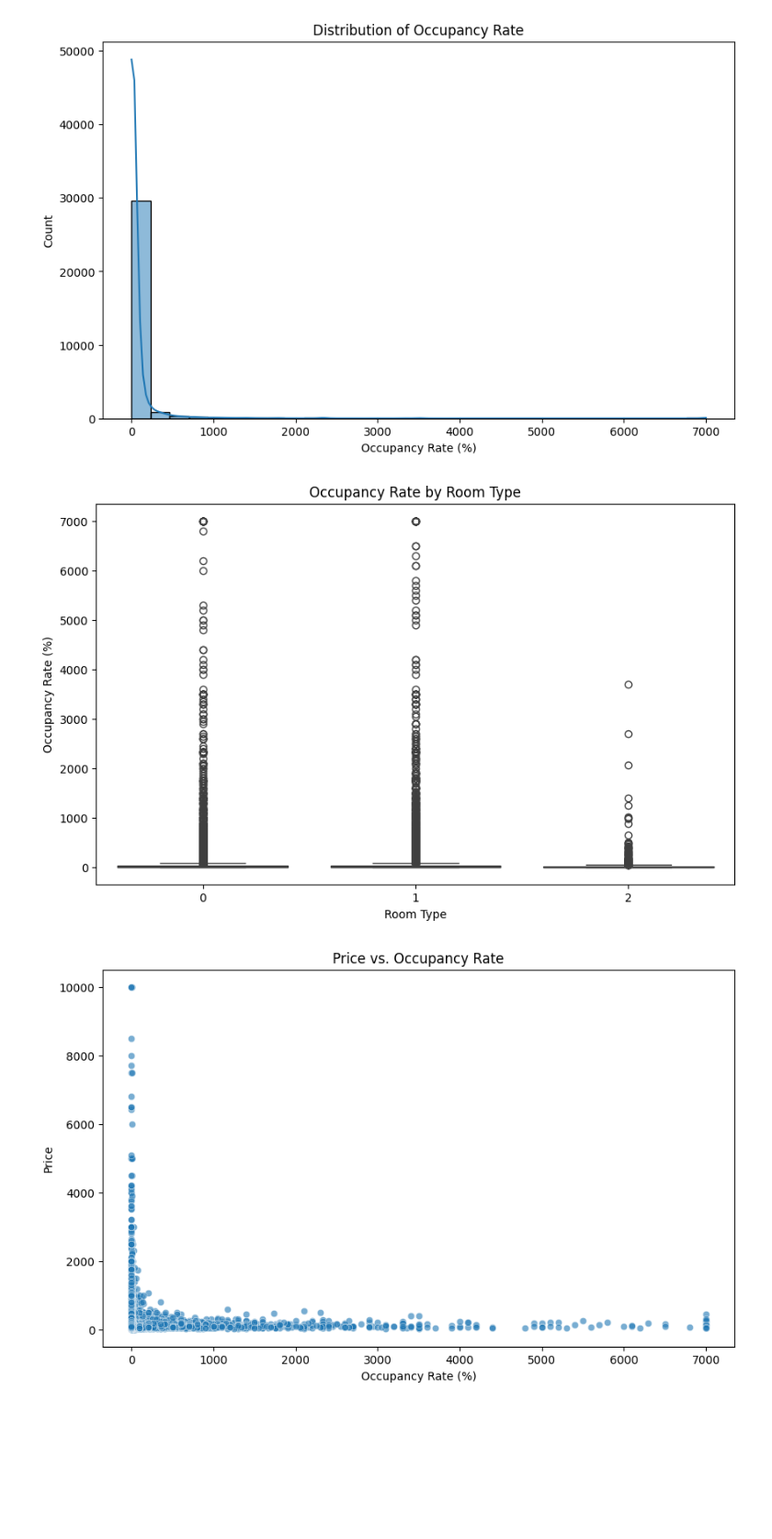
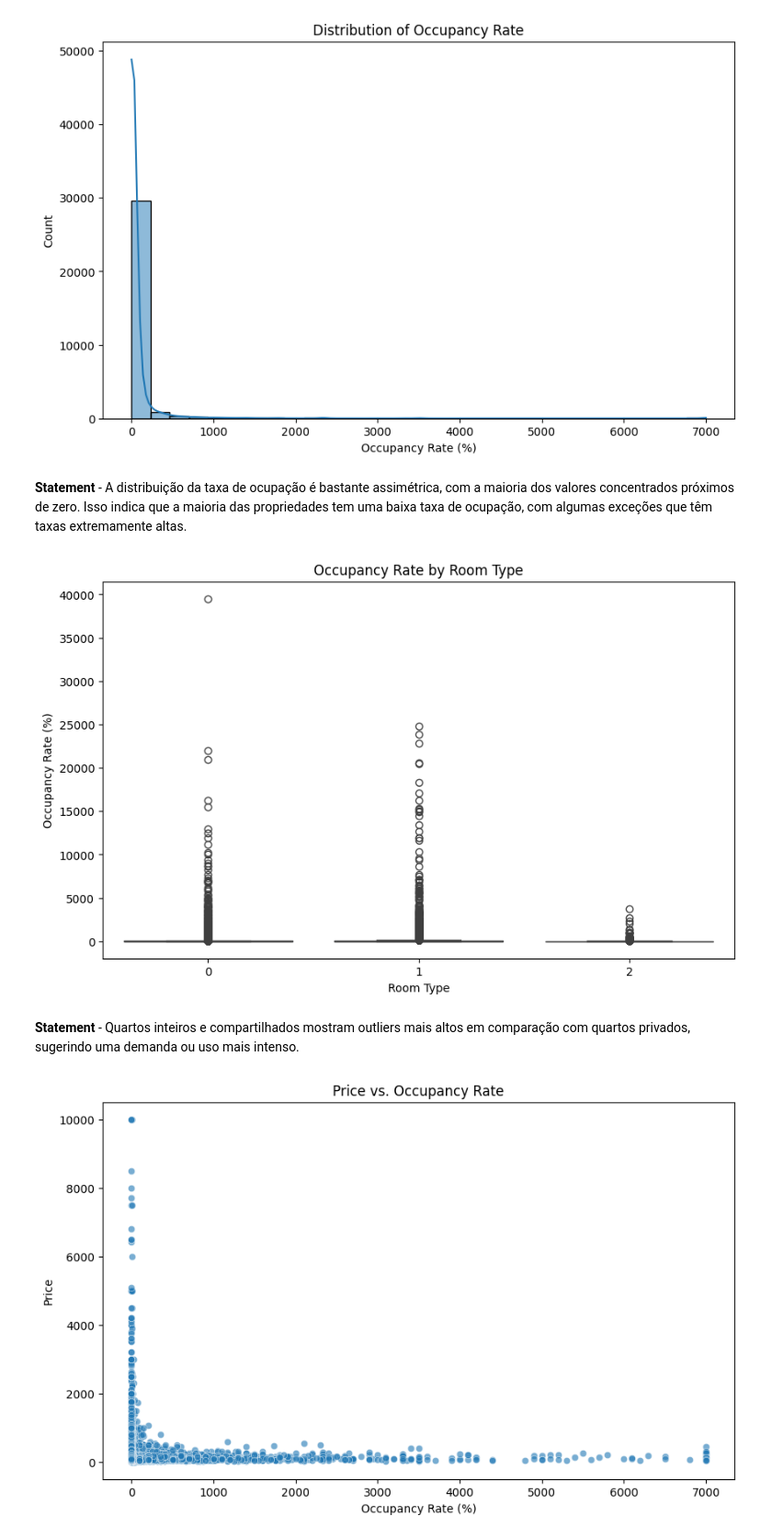
Before and after one commit to RitaViegas/RitaViegas---machine-learning-python-template, a Jupyter notebook: src/explore.ipynb, the cells around one changed output. Shown at 92% size. Saved outputs shown, nothing was run; the diff lists cells and outputs as text; code cells hidden in the pictures; blank space fills up the shorter version.

```diff
--- a/src/explore.ipynb
+++ b/src/explore.ipynb
@@ -586,6 +586,9 @@ Creating the new variables in both DataFrames (df_with_outliers and df_without_o
 # Creating "Occupancy rate" variable
 df_with_outliers['occupancy_rate'] = (df_with_outliers['number_of_reviews'] / df_with_outliers['availability_365']) * 100
 df_without_outliers['occupancy_rate'] = (df_without_outliers['number_of_reviews'] / df_without_outliers['availability_365']) * 100
+# %%
+df_with_outliers.drop(columns=['number_of_reviews', 'availability_365'], inplace=True)
+df_without_outliers.drop(columns=['number_of_reviews', 'availability_365'], inplace=True)
 # %%
 df_with_outliers.head()
 # %% [output]
@@ -644,15 +629,19 @@ plt.ylabel('Count')
 plt.show()
 # %% [output]
 [figure]
+# %% [markdown]
+**Statement** - A distribuição da taxa de ocupação é bastante assimétrica, com a maioria dos valores concentrados próximos de zero. Isso indica que a maioria das propriedades tem uma baixa taxa de ocupação, com algumas exceções que têm taxas extremamente altas.
 # %%
 plt.figure(figsize=(10, 6))
-sns.boxplot(data=df_without_outliers, x='room_type_n', y='occupancy_rate')
+sns.boxplot(data=df_with_outliers, x='room_type_n', y='occupancy_rate')
 plt.title('Occupancy Rate by Room Type')
 plt.xlabel('Room Type')
 plt.ylabel('Occupancy Rate (%)')
 plt.show()
 # %% [output]
-[figure, old version]
+[figure, new version]
+# %% [markdown]
+**Statement** - Quartos inteiros e compartilhados mostram outliers mais altos em comparação com quartos privados, sugerindo uma demanda ou uso mais intenso.
 # %%
 plt.figure(figsize=(10, 6))
 sns.scatterplot(data=df_without_outliers, x='occupancy_rate', y='price', alpha=0.6)
```
Also changed, not shown: parts of 16 cells of this notebook, 9 other files.
